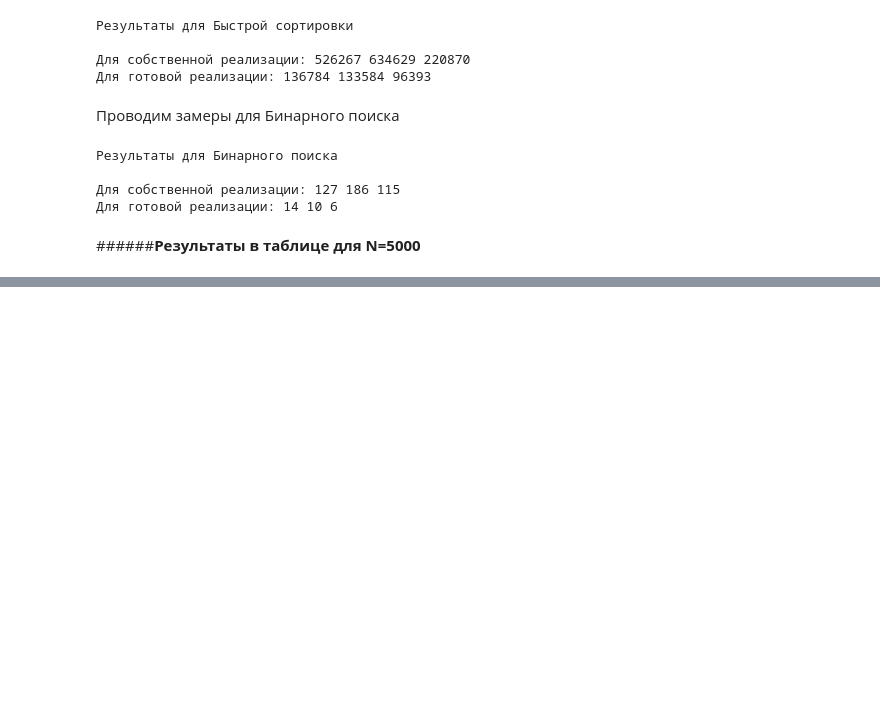
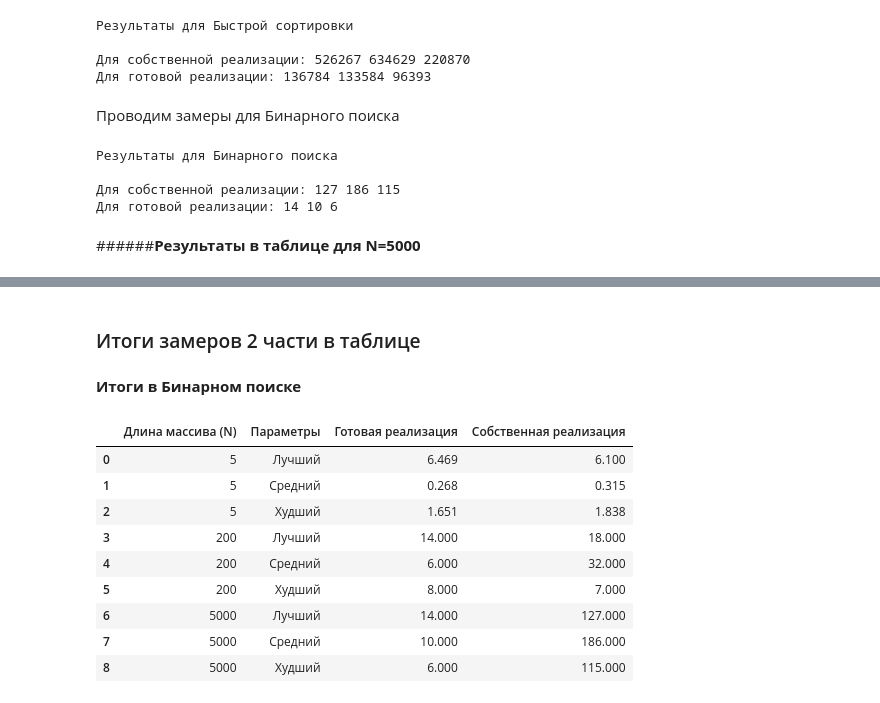
Before and after one commit to katrinani/algorithmic-lab-work, a Jupyter notebook: Команда_Анисимова,Бишляга,Макарова.ipynb, the cells around one changed output, grey strips where cells are left out. Saved outputs shown, nothing was run; the diff lists cells and outputs as text; code cells hidden in the pictures; blank space fills up the shorter version.

Commit message:
Готовая версия 1.0

```diff
--- a/Команда_Анисимова,Бишляга,Макарова.ipynb
+++ b/Команда_Анисимова,Бишляга,Макарова.ipynb
@@ -512,24 +563,28 @@ best_lst = [i for i in range(0, 5)]
 midl_lst = [random.randint(-100, 100) for i in range(5)]
 hard_lst = [i for i in range(5, 0, -1)]
 
+time_sort = []
+
 #лучшее время
 start_time = time.perf_counter()
 sortResult = sortObj.heapSort(best_lst)
 end_time = time.perf_counter()
 execution_time_the_best = end_time - start_time
-print('Время работы алгоритма в лучшем случае:', execution_time_the_best*1000000)
+time_sort.append(execution_time_the_best*1000000)
 
 #среднее время
 start_time = time.perf_counter()
 sortResult = sortObj.heapSort(midl_lst)
 end_time = time.perf_counter()
 execution_time_middle = end_time - start_time
-print('Время работы алгоритма в среднем случае:', execution_time_middle*1000000)
+time_sort.append(execution_time_middle*1000000)
 
 #худшее время
 start_time = time.perf_counter()
 sortResult = sortObj.heapSort(hard_lst)
 end_time = time.perf_counter()
-execution_time_middle = end_time - start_time
-print('Время работы алгоритма в худшем случае:', execution_time_middle*1000000)
+execution_time_the_worst = end_time - start_time
+time_sort.append(execution_time_the_worst*1000000)
+
+time_sort
 # %% [output]
@@ -671,7 +763,9 @@ def working_time(
     lst: list,
     target: int|None = None):
   """
-  :param n: Количество символов в передаваемой строке
+  :param algorithm: Функция-алгоритм
+  :param lst: Набор входных данных для алгоритма
+  :param target: Число, которое мы ищем в бин поиске, наобязательный парметр
   :return: Время работы команды в микросекундах
   """
   start = datetime.datetime.now()
@@ -774,3 +868,40 @@ df.head()
 | Лучший | 127 | 14 | 526267 | 136784 |
 | Средний | 186 | 10 | 634629 | 133584 |
 | Худший | 115 | 6 | 220870 | 96393 |
+# %% [markdown]
+### Итоги замеров 2 части в таблице
+# %% [markdown]
+**Итоги в Бинарном поиске**
+# %%
+import pandas as pd
+
+df = pd.DataFrame(
+    columns=[
+        'Длина массива (N)',
+        'Параметры',
+        'Готовая реализация',
+        'Собственная реализация'
+        ]
+    )
+params = ["Лучший", "Средний", "Худший"]
+
+lib_realization = list(map(lambda x: round(x, 3), time_sort)) + time_bin_lib + result_for_lib_binary_search_for_5000
+our_realization = list(map(lambda x: round(x, 3), time_our_sort)) + time_bin_our + result_for_our_binary_search_for_5000
+
+df['Длина массива (N)'] = [5, 5, 5] + [200, 200, 200] + [5000, 5000, 5000]
+df['Параметры'] = params * 3
+df['Готовая реализация'] = lib_realization
+df['Собственная реализация'] = our_realization
+
+df
+# %% [output]
+|  | Длина массива (N) | Параметры | Готовая реализация | Собственная реализация |
+| 0 | 5 | Лучший | 6.469 | 6.100 |
+| 1 | 5 | Средний | 0.268 | 0.315 |
+| 2 | 5 | Худший | 1.651 | 1.838 |
+| 3 | 200 | Лучший | 14.000 | 18.000 |
+| 4 | 200 | Средний | 6.000 | 32.000 |
+| 5 | 200 | Худший | 8.000 | 7.000 |
+| 6 | 5000 | Лучший | 14.000 | 127.000 |
+| 7 | 5000 | Средний | 10.000 | 186.000 |
+| 8 | 5000 | Худший | 6.000 | 115.000 |
```
Also changed, not shown: parts of 11 cells of this notebook.
